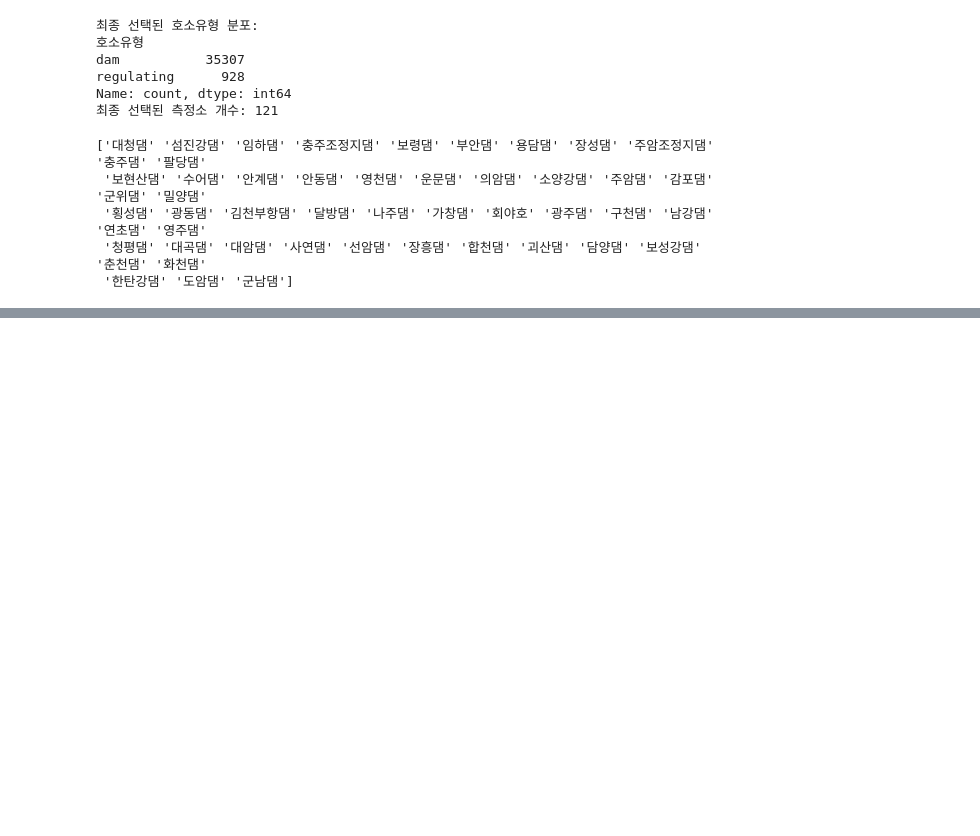
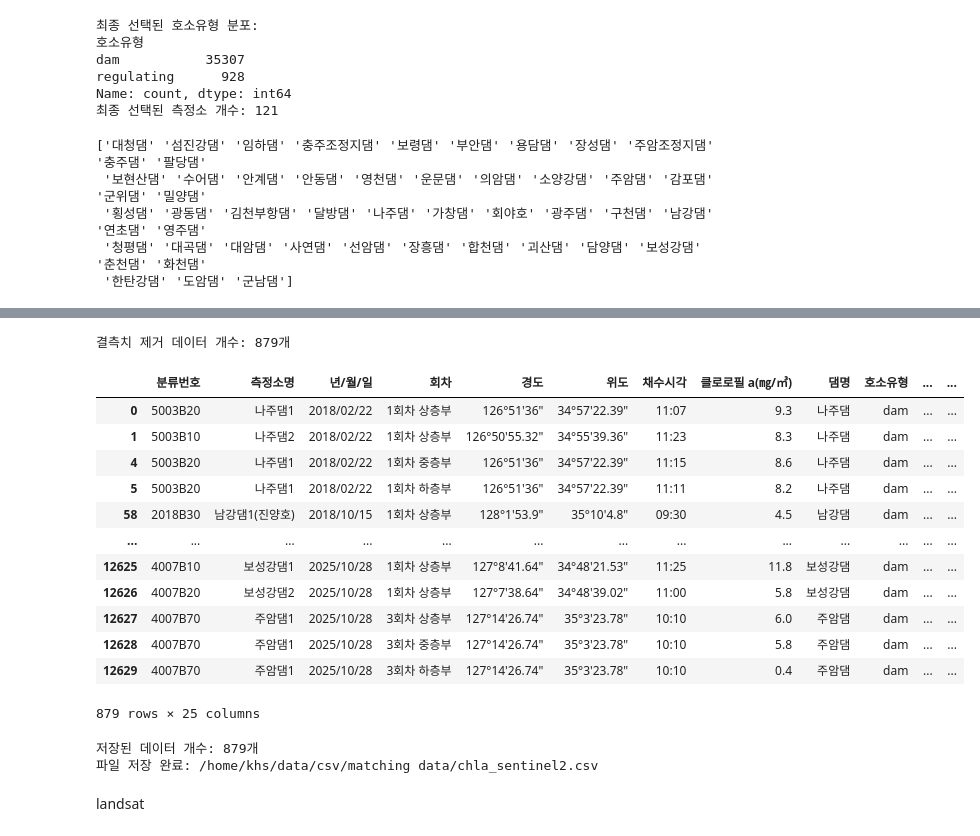
Before and after one commit to hyoseoning/reservoir-chla-prediction, a Jupyter notebook: reservoir/hoso_2D_matching.ipynb, the cells around one changed output, grey strips where cells are left out. Drawn from its saved outputs; the diff is of its cells as text; code cells hidden in the pictures; blank space fills up the shorter version.

```diff
--- a/reservoir/hoso_2D_matching.ipynb
+++ b/reservoir/hoso_2D_matching.ipynb
@@ -1017,0 +517,43 @@ df_out
+# %%
+# 1. DataFrame 생성
+df_out = pd.DataFrame(results)
+
+# 2. NaN 값이 있는 행 제거 (B2 밴드에 값이 없는 경우 삭제)
+# subset에 체크할 컬럼들을 넣으면, 그 컬럼들 중 하나라도 NaN이면 삭제합니다.
+df_clean = df_out.dropna(subset=required_bands)
+
+print(f"결측치 제거 데이터 개수: {len(df_clean)}개")
+df_clean
+# %% [output]
+결측치 제거 데이터 개수: 879개
+|  | 분류번호 | 측정소명 | 년/월/일 | 회차 | 경도 | 위도 | 채수시각 | 클로로필 a(㎎/㎥) | 댐명 | 호소유형 | ... | ... |
+| 0 | 5003B20 | 나주댐1 | 2018/02/22 | 1회차 상층부 | 126°51'36" | 34°57'22.39" | 11:07 | 9.3 | 나주댐 | dam | ... | ... |
+| 1 | 5003B10 | 나주댐2 | 2018/02/22 | 1회차 상층부 | 126°50'55.32" | 34°55'39.36" | 11:23 | 8.3 | 나주댐 | dam | ... | ... |
+| 4 | 5003B20 | 나주댐1 | 2018/02/22 | 1회차 중층부 | 126°51'36" | 34°57'22.39" | 11:15 | 8.6 | 나주댐 | dam | ... | ... |
+| 5 | 5003B20 | 나주댐1 | 2018/02/22 | 1회차 하층부 | 126°51'36" | 34°57'22.39" | 11:11 | 8.2 | 나주댐 | dam | ... | ... |
+| 58 | 2018B30 | 남강댐1(진양호) | 2018/10/15 | 1회차 상층부 | 128°1'53.9" | 35°10'4.8" | 09:30 | 4.5 | 남강댐 | dam | ... | ... |
+| ... | ... | ... | ... | ... | ... | ... | ... | ... | ... | ... | ... | ... |
+| 12625 | 4007B10 | 보성강댐1 | 2025/10/28 | 1회차 상층부 | 127°8'41.64" | 34°48'21.53" | 11:25 | 11.8 | 보성강댐 | dam | ... | ... |
+| 12626 | 4007B20 | 보성강댐2 | 2025/10/28 | 1회차 상층부 | 127°7'38.64" | 34°48'39.02" | 11:00 | 5.8 | 보성강댐 | dam | ... | ... |
+| 12627 | 4007B70 | 주암댐1 | 2025/10/28 | 3회차 상층부 | 127°14'26.74" | 35°3'23.78" | 10:10 | 6.0 | 주암댐 | dam | ... | ... |
+| 12628 | 4007B70 | 주암댐1 | 2025/10/28 | 3회차 중층부 | 127°14'26.74" | 35°3'23.78" | 10:10 | 5.8 | 주암댐 | dam | ... | ... |
+| 12629 | 4007B70 | 주암댐1 | 2025/10/28 | 3회차 하층부 | 127°14'26.74" | 35°3'23.78" | 10:10 | 0.4 | 주암댐 | dam | ... | ... |
+879 rows × 25 columns
+# %%
+# 저장 경로 설정
+save_path = r"/home/khs/data/csv/matching data/"
+
+# 파일명 결합 (전체 경로 생성)
+output_filename = os.path.join(save_path, "chla_sentinel2.csv")
+
+# CSV 저장 (한글 깨짐 방지를 위해 utf-8-sig 사용)
+df_clean.to_csv(output_filename, index=False, encoding='utf-8-sig')
+
+# 결과 출력
+print(f"저장된 데이터 개수: {len(df_clean)}개")
+print(f"파일 저장 완료: {output_filename}")
+# %% [output]
+저장된 데이터 개수: 879개
+파일 저장 완료: /home/khs/data/csv/matching data/chla_sentinel2.csv
+# %% [markdown]
+landsat
```
Also changed, not shown: parts of 35 cells of this notebook.
